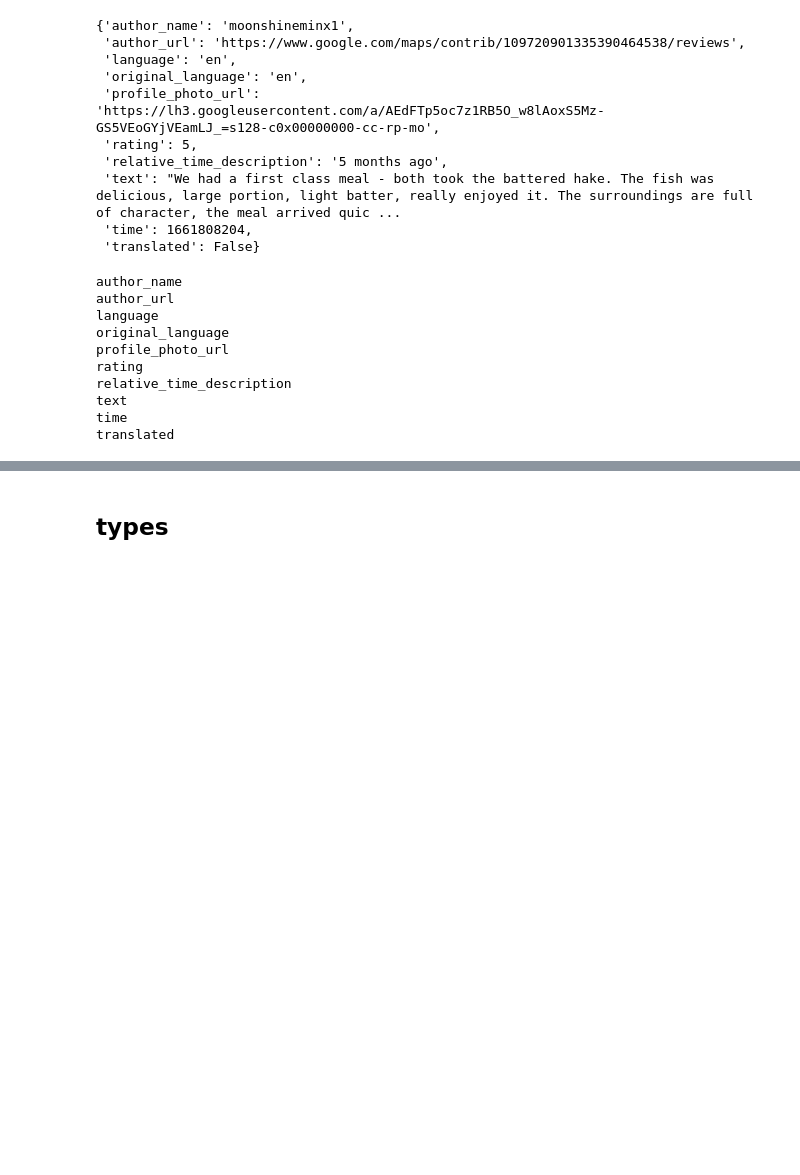
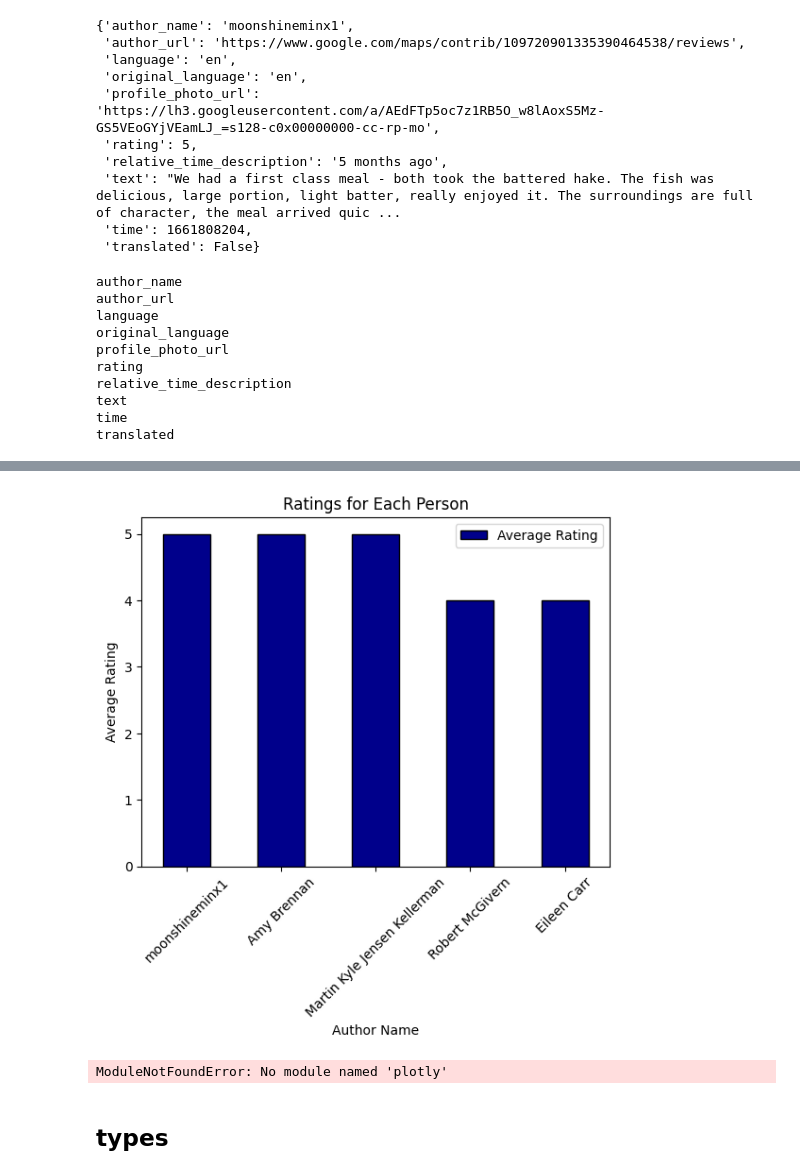
Before and after one commit to fernandobusta/DataProject, a Jupyter notebook: Processing-data/format-place.ipynb, the cells around one changed output, grey strips where cells are left out. Cells and saved outputs as stored; diff of their text form; code cells hidden in the pictures; blank space fills up the shorter version.

Commit message:
Added charts to format data for reviews

```diff
--- a/Processing-data/format-place.ipynb
+++ b/Processing-data/format-place.ipynb
@@ -302,3 +296,6 @@ reviews_df
 | 2 | Martin Kyle Jensen Kellerman | https://www.google.com/maps/contr... | en | en | https://lh3.googleusercontent.com... | 5 | ... |
 | 3 | Robert McGivern | https://www.google.com/maps/contr... | en | en | https://lh3.googleusercontent.com... | 4 | ... |
 | 4 | Eileen Carr | https://www.google.com/maps/contr... | en | en | https://lh3.googleusercontent.com... | 4 | ... |
+# %%
+reviews_df_clean = reviews_df.drop(['author_url', 'language', 'time', 'profile_photo_url'], axis=1)
+reviews_df_clean
@@ -305,3 +309,58 @@ reviews_df
+# %%
+import matplotlib.pyplot as plt
+
+# Create a list of unique author names
+author_names = list(reviews_df_clean['author_name'].unique())
+
+# Create an empty dictionary to store average ratings for each author
+author_ratings = {}
+
+# Loop through each author name in the list
+for author in author_names:
+  # Filter the dataset by the author name
+  author_reviews = reviews_df_clean[reviews_df_clean['author_name'] == author]
+  # Calculate the average rating for the author
+  average_rating = author_reviews['rating'].mean()
+  # Store the average rating in the dictionary
+  author_ratings[author] = average_rating
+
+# Create a figure and an axis object
+fig, ax = plt.subplots()
+
+# Create a bar chart with author names on the x-axis and average ratings on the y-axis
+ax.bar(author_ratings.keys(), author_ratings.values(), color='darkblue', width=0.5, edgecolor='black')
+# Add labels and title to the chart
+ax.set_xlabel('Author Name')
+ax.set_ylabel('Average Rating')
+ax.set_title('Ratings for Each Person')
+# Remove grid lines from the chart
+ax.grid(False)
+# Add a legend to the chart
+ax.legend(['Average Rating'])
+# Adjust the size and rotation of the x-axis labels
+plt.xticks(rotation=45, fontsize=10)
+# Show the chart
+plt.show()
+# %% [output]
+[figure, added]
+# %%
+import plotly.express as px
+
+author_names = list(reviews_df_clean['author_name'].unique())
+
+author_ratings = {}
+
+for author in author_names:
+    author_reviews = reviews_df_clean[reviews_df_clean['author_name'] == author]
+    average_rating = author_reviews['rating'].mean()
+    author_ratings[author] = average_rating
+    ratings_df = pd.DataFrame.from_dict(author_ratings, orient='index', columns=['Average Rating'])
+
+fig = px.bar(ratings_df, x=ratings_df.index, y='Average Rating', color='Average Rating', title='Ratings for Each Person')
+
+fig.show()
+# %% [output]
+ModuleNotFoundError: No module named 'plotly'
 # %% [markdown]
 ## types
 # %%
```
Also changed, not shown: parts of 4 cells of this notebook.
